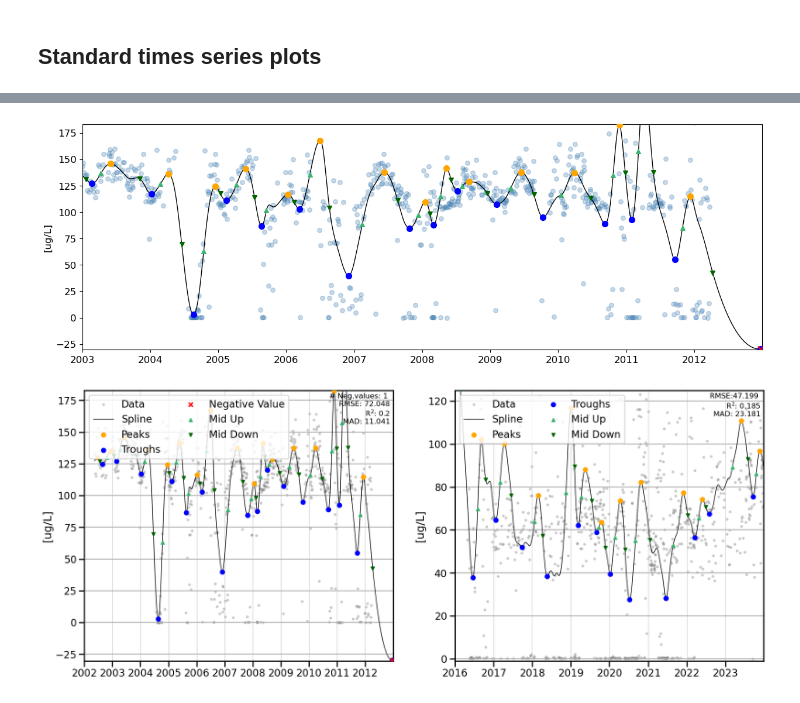
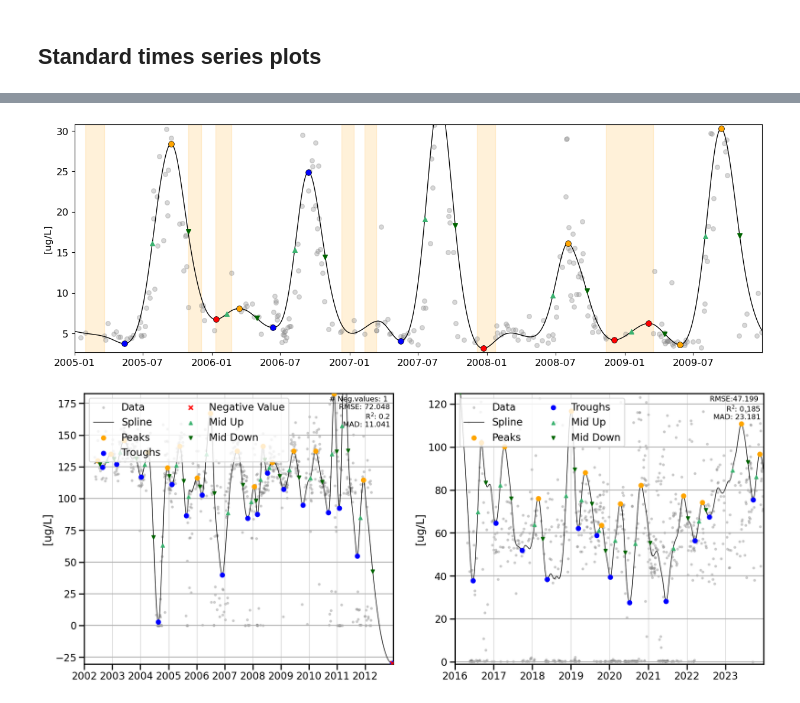
Before and after one commit to eawag-surface-waters-research/cci-cyano-production, a Jupyter notebook: notebooks/presentation_plotting.ipynb, the cells around one changed output, grey strips where cells are left out. Saved outputs shown, nothing was run; the diff lists cells and outputs as text; code cells hidden in the pictures.

```diff
--- a/notebooks/presentation_plotting.ipynb
+++ b/notebooks/presentation_plotting.ipynb
@@ -54,0 +166,38 @@ plt.rcParams["ytick.labelsize"] = 12
+# %%
+%matplotlib inline
+fig, ax = plt.subplots(1,1,figsize=(15,5))
+
+chla_v3.single_plot(i,j, ax, aggregation=False,start=2005, end= 2009,all_pheno_features=True)
+ax.collections[0].set(color = 'grey')
+ax.collections[0].set_sizes([30])
+ax.set_xlim(pd.to_datetime("01-01-2005", format= "%d-%m-%Y"), pd.to_datetime("01-01-2010", format= "%d-%m-%Y"))
+ax.set_ylim(bottom = -1.27,top=70)
+ax.axhline(color='k')
+
+ax.spines.right.set_visible(False)
+ax.spines.top.set_visible(False)
+ax.spines.bottom.set_visible(False)
+ax.set_ylabel('')#('chla [ug/L]')
+ax.set_xticklabels(ax.get_xticklabels(), rotation=0, ha='center');
+ax.set_title("")
+for txt in ax.texts:
+    txt.remove()
+ax.get_legend().remove()
+ax.grid()
+# for col in ax.collections[1:7:2]: # set peak colors
+#     col.set(color='black')
+# for col in ax.collections[2:7:2]: # set trough colors
+#     col.set(color='black')
+for col in ax.collections[7:]: # greenup/down colors
+    col.set(color='black')
+for col in ax.collections[1:3]:
+    col.set(color='green')
+for p in ax.patches:
+    p.set(color='grey')
+#     p.remove()
+# for col in ax.collections[1:]:
+#     col.remove()
+# ax.lines[0].remove()
+# ax.plot(datenum_to_datetime(smooth_x), smooth_y1, color="grey", linewidth=1.5, linestyle='--')
+# ax.plot(datenum_to_datetime(smooth_x), smooth_y2, color="grey", linewidth=1.5, linestyle='--')
+# ax.plot(datenum_to_datetime(smooth_x), smooth_y3, color="grey", linewidth=1.5, linestyle='--')
@@ -55,20 +206,20 @@ plt.rcParams["ytick.labelsize"] = 12
 # %%
 fig, ax = plt.subplots(1,1,figsize=(15,5))
 
-chla_v3.single_plot(i,j, ax, aggregation=False,start=2003, end= 2012)
-ax.collections[0].set(color = 'steelblue')
+chla_v3.single_plot(i,j, ax, aggregation=False,start=2005, end= 2009)
+ax.collections[0].set(color = 'grey')
 ax.collections[0].set_sizes([30])
 # chla_v3.single_plot(155,306, ax, aggregation=False, start=2003,end= 2012)
 # ax.collections[-5].set(color = 'orangered',sizes=[30])
 for txt in ax.texts:
     txt.remove()
 ax.get_legend().remove()
 # ax.set_xlim(pd.to_datetime("25-03-2003", format= "%d-%m-%Y"), pd.to_datetime("01-04-2003", format= "%d-%m-%Y"))
 # ax.set_ylim(0,40.5)
 ax.set_title("")
 ax.grid()
 # %% [output]
-[figure, old version]
+[figure, new version]
 # %%
 
 fig, axs = plt.subplots(1,2, figsize = (20,8))
```
Also changed, not shown: parts of 8 cells of this notebook, 2 other files.
